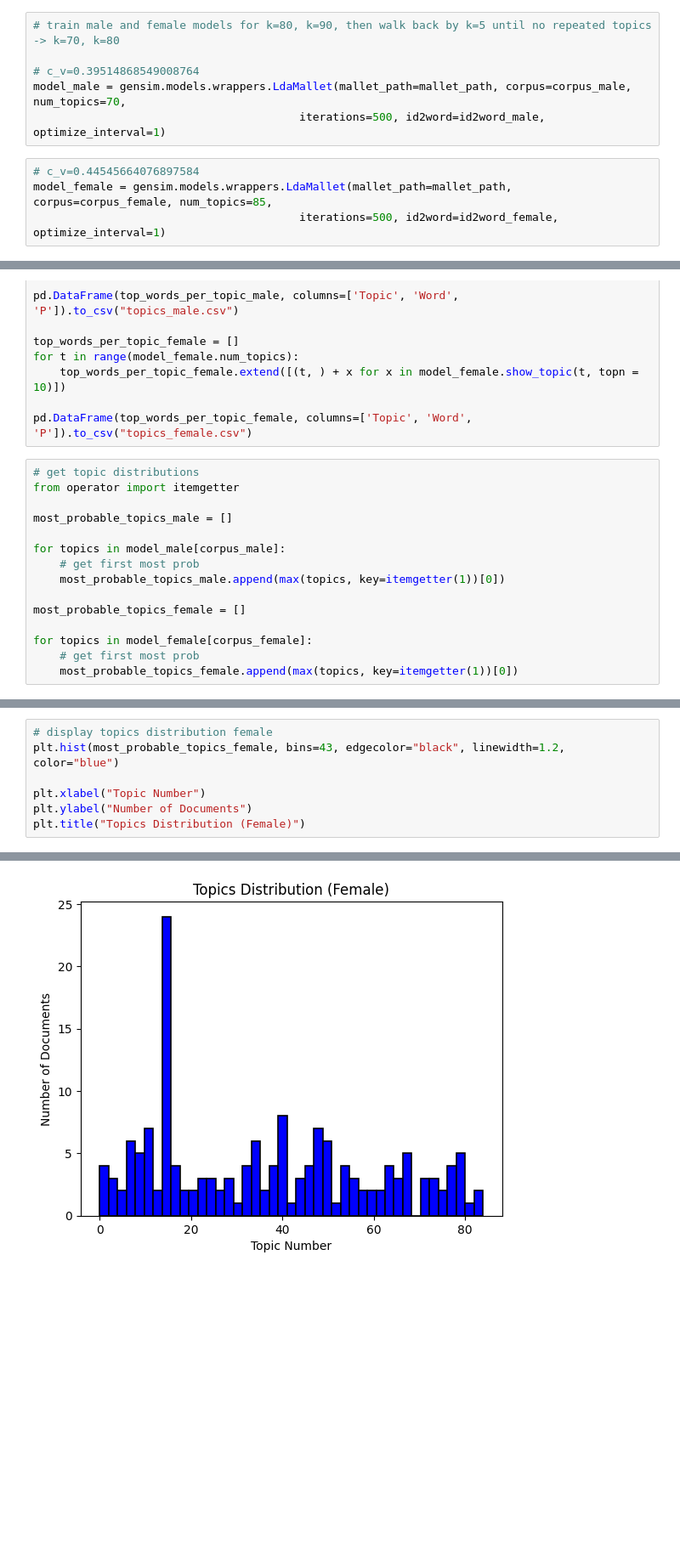
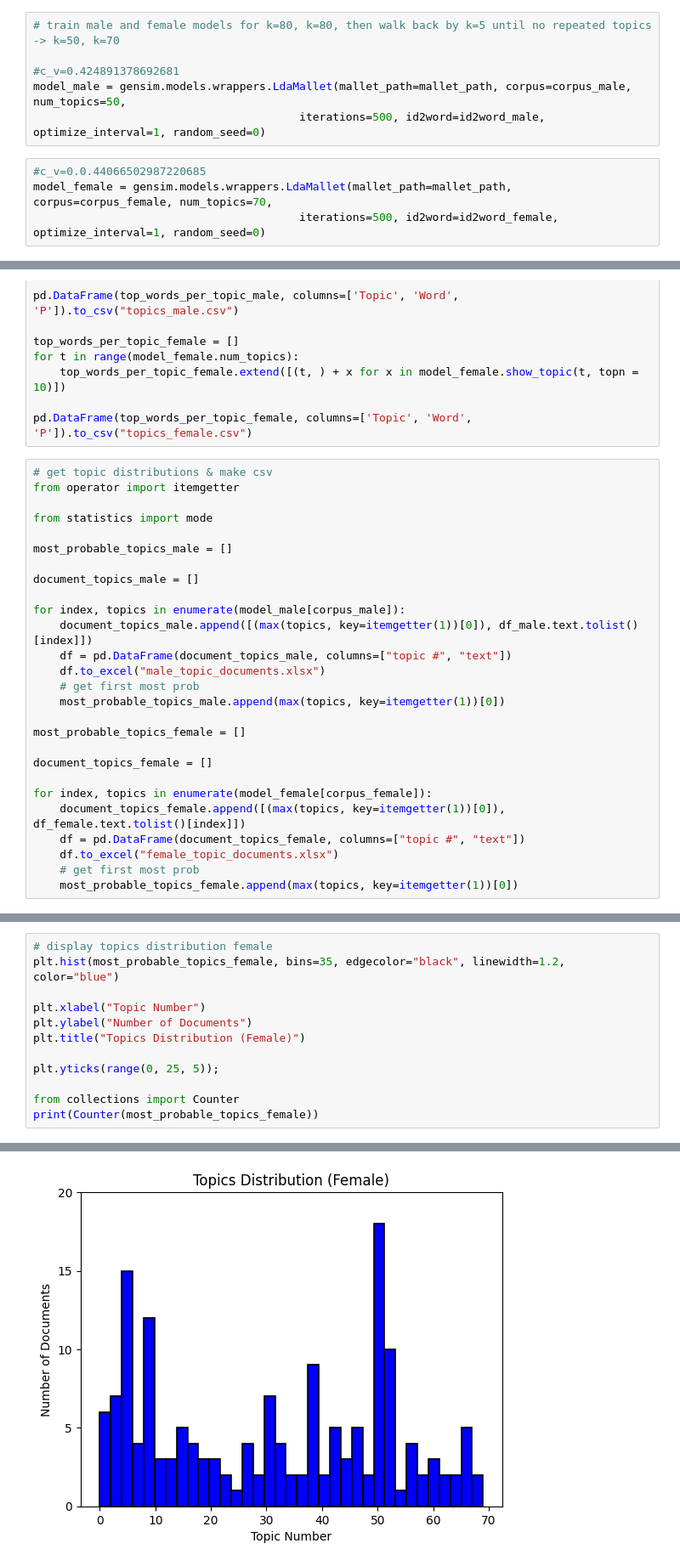
Before and after one commit to benmaxlevy/second_study, a Jupyter notebook: mallet_lda.ipynb, the cells around one changed output, grey strips where cells are left out. Shown at 85% size. Cells and saved outputs as stored; diff of their text form; blank space fills up the shorter version.

Commit message:
Find final k values (didn't set random_seed, so they were bouncing around a bit [now, random_seed=0 for continuity]. Work on using Matt's models.

```diff
--- a/mallet_lda.ipynb
+++ b/mallet_lda.ipynb
@@ -177,13 +179,13 @@ plt.show()
 # %%
-# train male and female models for k=80, k=90, then walk back by k=5 until no repeated topics -> k=70, k=80
+# train male and female models for k=80, k=80, then walk back by k=5 until no repeated topics -> k=50, k=70
 
-# c_v=0.39514868549008764
-model_male = gensim.models.wrappers.LdaMallet(mallet_path=mallet_path, corpus=corpus_male, num_topics=70,
-                                        iterations=500, id2word=id2word_male, optimize_interval=1)
+#c_v=0.424891378692681
+model_male = gensim.models.wrappers.LdaMallet(mallet_path=mallet_path, corpus=corpus_male, num_topics=50,
+                                        iterations=500, id2word=id2word_male, optimize_interval=1, random_seed=0)
 # %%
-# c_v=0.44545664076897584
-model_female = gensim.models.wrappers.LdaMallet(mallet_path=mallet_path, corpus=corpus_female, num_topics=85,
-                                        iterations=500, id2word=id2word_female, optimize_interval=1)
+#c_v=0.0.44066502987220685
+model_female = gensim.models.wrappers.LdaMallet(mallet_path=mallet_path, corpus=corpus_female, num_topics=70,
+                                        iterations=500, id2word=id2word_female, optimize_interval=1, random_seed=0)
 # %%
 print("===male===")
 pp.pprint(model_male.print_topics())
@@ -221,18 +227,30 @@ for t in range(model_female.num_topics):
 
 pd.DataFrame(top_words_per_topic_female, columns=['Topic', 'Word', 'P']).to_csv("topics_female.csv")
 # %%
-# get topic distributions
+# get topic distributions & make csv
 from operator import itemgetter
+
+from statistics import mode
 
 most_probable_topics_male = []
 
-for topics in model_male[corpus_male]:
+document_topics_male = []
+
+for index, topics in enumerate(model_male[corpus_male]):
+    document_topics_male.append([(max(topics, key=itemgetter(1))[0]), df_male.text.tolist()[index]])
+    df = pd.DataFrame(document_topics_male, columns=["topic #", "text"])
+    df.to_excel("male_topic_documents.xlsx")
     # get first most prob
     most_probable_topics_male.append(max(topics, key=itemgetter(1))[0])
 
 most_probable_topics_female = []
 
-for topics in model_female[corpus_female]:
+document_topics_female = []
+
+for index, topics in enumerate(model_female[corpus_female]):
+    document_topics_female.append([(max(topics, key=itemgetter(1))[0]), df_female.text.tolist()[index]])
+    df = pd.DataFrame(document_topics_female, columns=["topic #", "text"])
+    df.to_excel("female_topic_documents.xlsx")
     # get first most prob
     most_probable_topics_female.append(max(topics, key=itemgetter(1))[0])
 # %%
@@ -249,8 +273,13 @@ plt.yticks(range(0, 40, 5));
 # %%
 # display topics distribution female
-plt.hist(most_probable_topics_female, bins=43, edgecolor="black", linewidth=1.2, color="blue")
+plt.hist(most_probable_topics_female, bins=35, edgecolor="black", linewidth=1.2, color="blue")
 
 plt.xlabel("Topic Number")
 plt.ylabel("Number of Documents")
 plt.title("Topics Distribution (Female)")
+
+plt.yticks(range(0, 25, 5));
+
+from collections import Counter
+print(Counter(most_probable_topics_female))
 # %% [output]
@@ -258 +287 @@ Text(0.5, 1.0, 'Topics Distribution (Female)')
-[figure, old version]
+[figure, new version]
```
Also changed, not shown: parts of 8 cells of this notebook, 7 other files.
